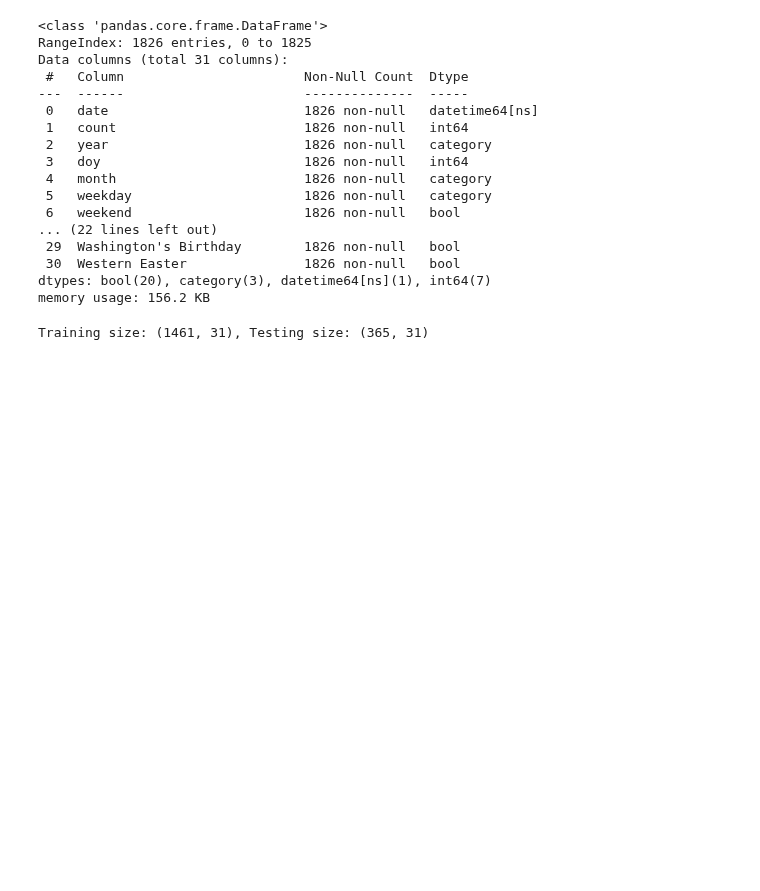
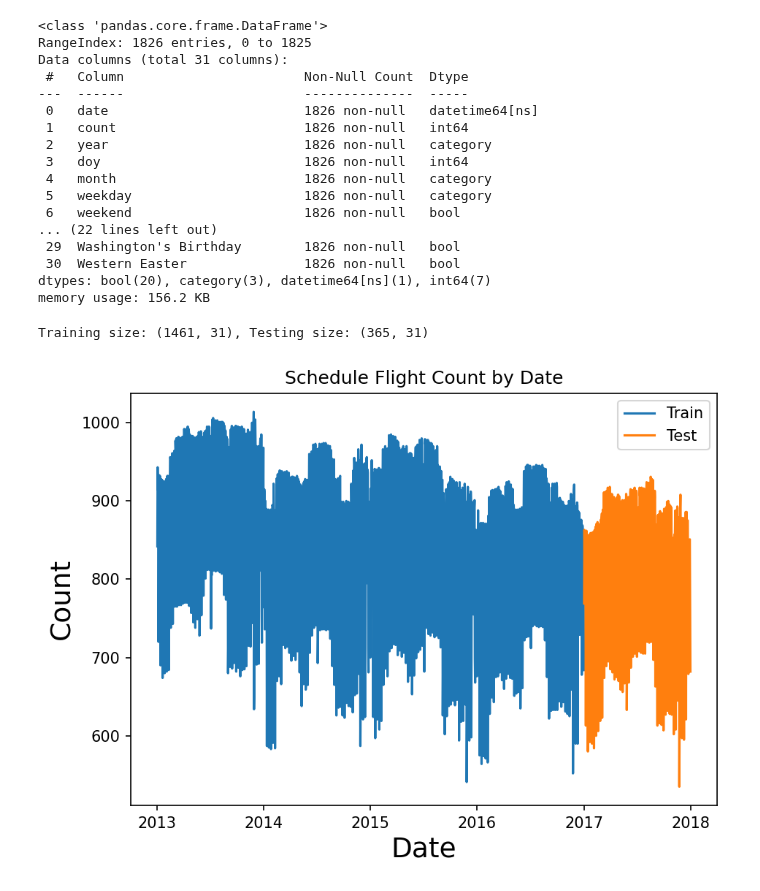
Before and after one commit to jmfb/CS5610, a Jupyter notebook: m5p5/M5 Project 5.2 - Trends.ipynb, the cells around one changed output. Cells and saved outputs as stored; diff of their text form; code cells hidden in the pictures; blank space fills up the shorter version.

Commit message:
Adding train/test plot.

```diff
--- a/m5p5/M5 Project 5.2 - Trends.ipynb
+++ b/m5p5/M5 Project 5.2 - Trends.ipynb
@@ -49,3 +49,9 @@ test_df = df[test_mask]
 print(f"Training size: {train_df.shape}, Testing size: {test_df.shape}")
 # %% [output]
 Training size: (1461, 31), Testing size: (365, 31)
+# %%
+plot = sns.lineplot(train_df, x='date', y='count', label='Train')
+sns.lineplot(test_df, x='date', y='count', label='Test')
+plot.set(title='Schedule Flight Count by Date', xlabel='Date', ylabel='Count');
+# %% [output]
+[figure, added]
```
